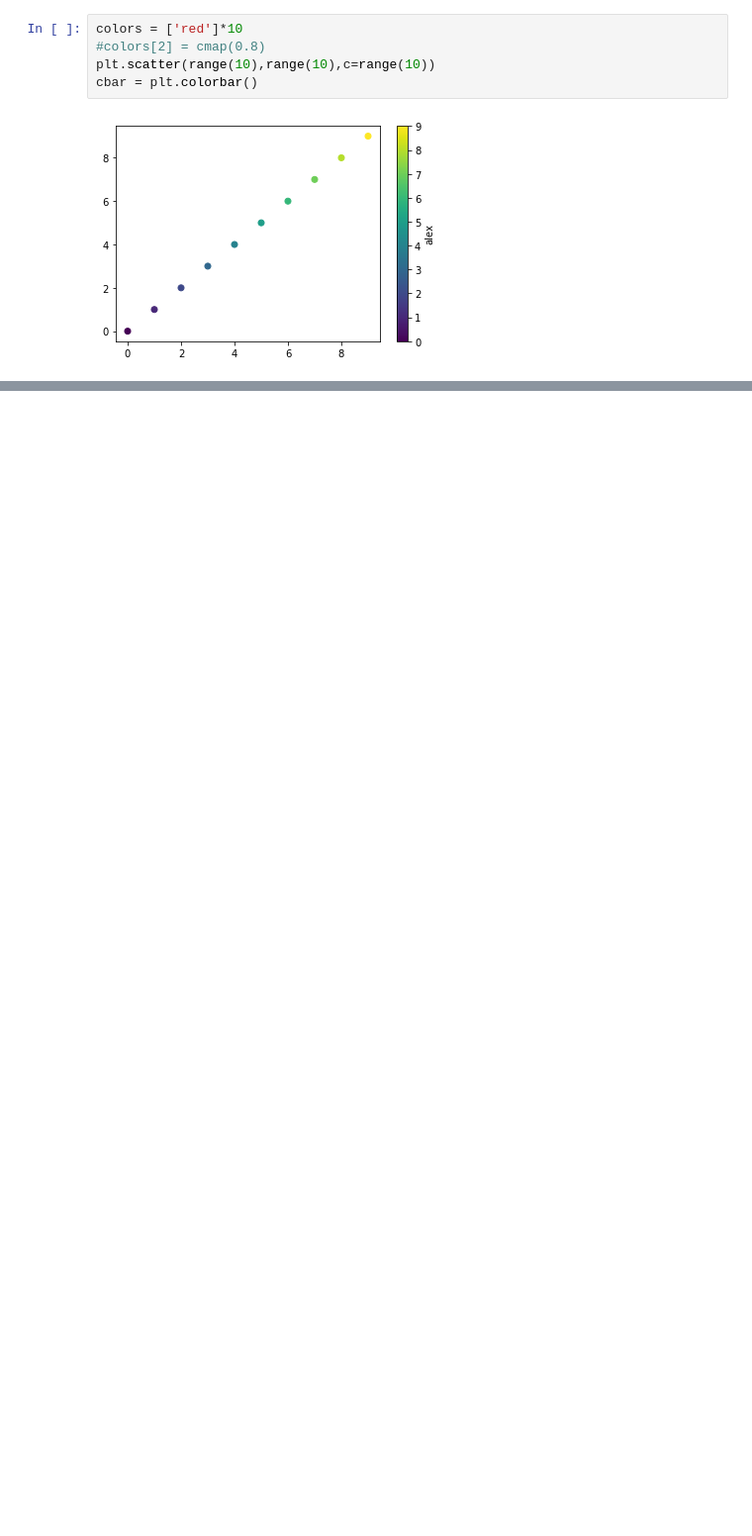
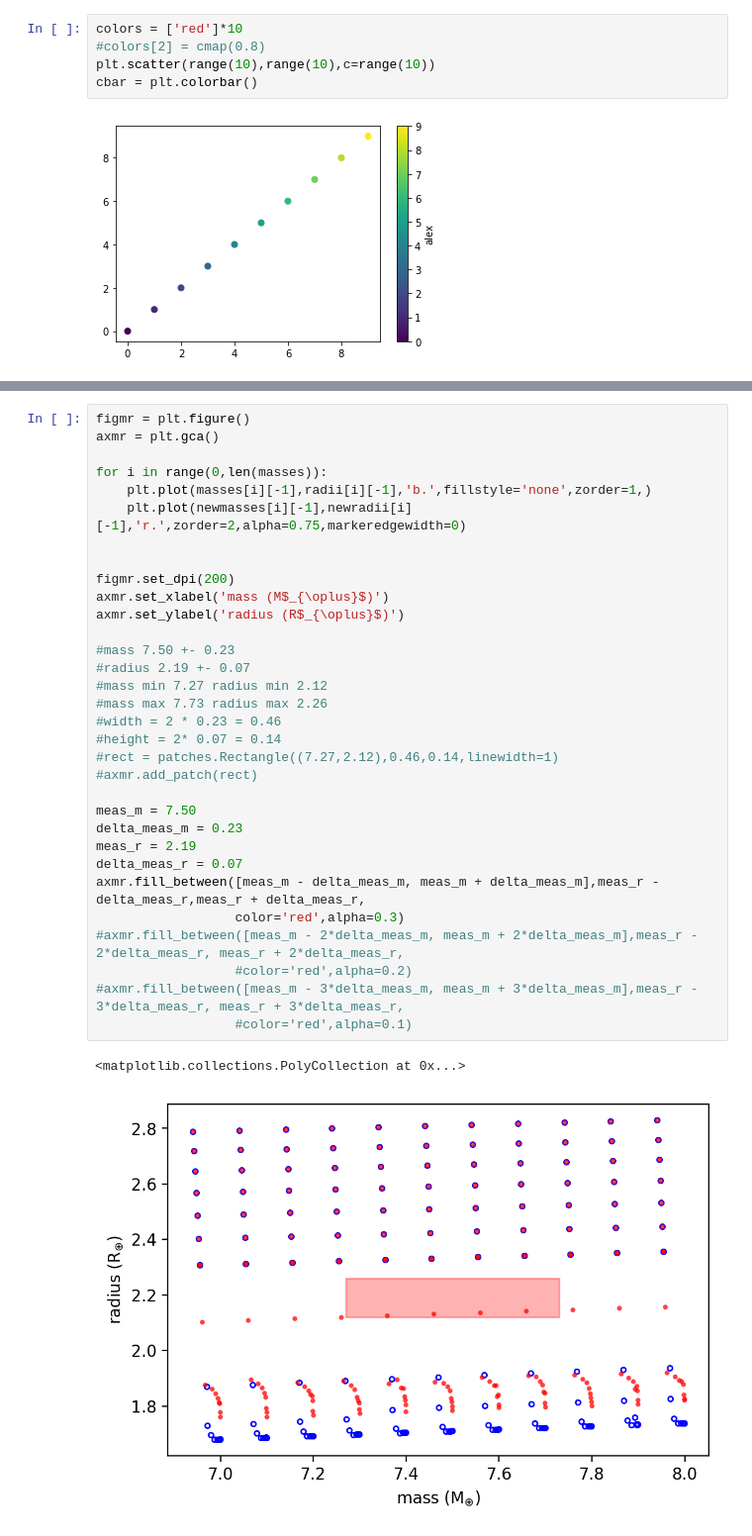
Before and after one commit to bridgethaas/subneptune-generator, a Jupyter notebook: plots.ipynb, the cells around one changed output, grey strips where cells are left out. Shown at 99% size. Saved outputs shown, nothing was run; the diff lists cells and outputs as text; blank space fills up the shorter version.

```diff
--- a/plots.ipynb
+++ b/plots.ipynb
@@ -222,0 +311,35 @@ dir(cbar)
+# %%
+figmr = plt.figure()
+axmr = plt.gca()
+
+for i in range(0,len(masses)):
+    plt.plot(masses[i][-1],radii[i][-1],'b.',fillstyle='none',zorder=1,)
+    plt.plot(newmasses[i][-1],newradii[i][-1],'r.',zorder=2,alpha=0.75,markeredgewidth=0)
+
+
+figmr.set_dpi(200)
+axmr.set_xlabel('mass (M$_{\oplus}$)')
+axmr.set_ylabel('radius (R$_{\oplus}$)')
+
+#mass 7.50 +- 0.23
+#radius 2.19 +- 0.07
+#mass min 7.27 radius min 2.12
+#mass max 7.73 radius max 2.26
+#width = 2 * 0.23 = 0.46
+#height = 2* 0.07 = 0.14
+#rect = patches.Rectangle((7.27,2.12),0.46,0.14,linewidth=1)
+#axmr.add_patch(rect)
+
+meas_m = 7.50
+delta_meas_m = 0.23
+meas_r = 2.19
+delta_meas_r = 0.07
+axmr.fill_between([meas_m - delta_meas_m, meas_m + delta_meas_m],meas_r - delta_meas_r,meas_r + delta_meas_r,
+                  color='red',alpha=0.3)
+#axmr.fill_between([meas_m - 2*delta_meas_m, meas_m + 2*delta_meas_m],meas_r - 2*delta_meas_r, meas_r + 2*delta_meas_r,
+                  #color='red',alpha=0.2)
+#axmr.fill_between([meas_m - 3*delta_meas_m, meas_m + 3*delta_meas_m],meas_r - 3*delta_meas_r, meas_r + 3*delta_meas_r,
+                  #color='red',alpha=0.1)
+# %% [output]
+<matplotlib.collections.PolyCollection at 0x...>
+[figure, added]
```
Also changed, not shown: parts of 13 cells of this notebook.
